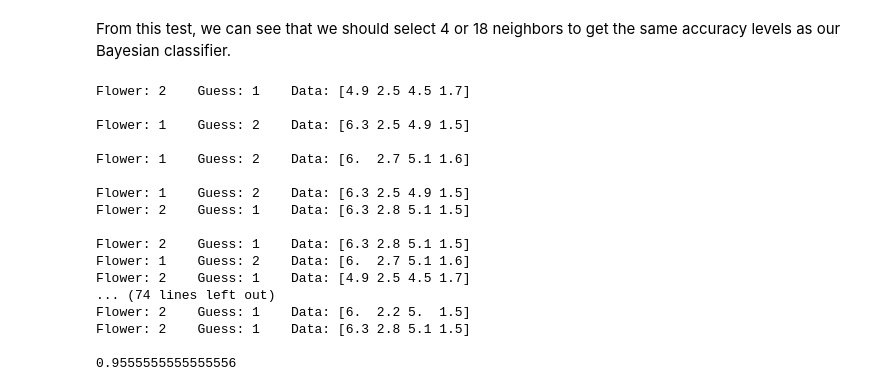
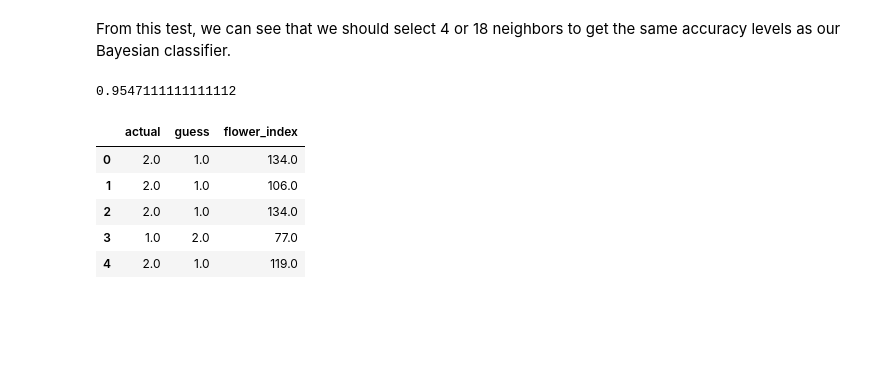
Before and after one commit to ASHSWAN1999/Bayes-vs-Machine-Learning-Comparison, a Jupyter notebook: project3.ipynb, the cells around one changed output. Saved outputs shown, nothing was run; the diff lists cells and outputs as text; code cells hidden in the pictures; blank space fills up the shorter version.

```diff
--- a/project3.ipynb
+++ b/project3.ipynb
@@ -107,8 +105,9 @@ for i in range(len(mis_class)):
 # %% [output]
 Flower: 2    Guess: 1    Data: [6.3 2.8 5.1 1.5]
 # %%
-def Bayesian(seed):
-#
+
+def Bayesian(seed, bayes_df):
+
     actual = []
     guess = []
     index = []
@@ -123,11 +122,12 @@ def Bayesian(seed):
 
     for i in range(len(mis_class)):
         if(mis_class[i]!=0):
-#             print("Flower:", y_test[i], "   Guess:",y_pred[i], "   Data:", X_test[i])
             actual.append(y_test[i])
             guess.append(y_pred[i])
-#             index.append(df.index[(df['sepal length (cm)'] == X_test[i][0]) & (df['sepal width (cm)'] == X_test[i][0])])
             index.append(X.tolist().index(X_test[i].tolist()))
     temp = pd.DataFrame({'actual':actual, 'guess':guess, 'flower_index':index})
-    print(temp)
-    return bayes.score(X_test, y_test)
+
+
+#     return temp
+
+    return (bayes.score(X_test, y_test), temp)
@@ -213,29 +202,26 @@ for k in range(1, 20):
 # %% [markdown]
 From this test, we can see that we should select 4 or 18 neighbors to get the same accuracy levels as our Bayesian classifier.
 # %%
+knn_df = pd.DataFrame()
 scores = []
 
-for i in range (0, 30):
-    s = KNeighbors(i, 4)
+for i in range (0, 1000):
+    s = KNeighbors(i, 18, knn_df)[0]
+    temp = KNeighbors(i, 18, knn_df)[1]
+
     scores.append(s)
-    print("  ")
+    knn_df = knn_df.append(temp, ignore_index=True)
+
 
 print(np.mean(scores))
 # %% [output]
-Flower: 2    Guess: 1    Data: [4.9 2.5 4.5 1.7]
-
-Flower: 1    Guess: 2    Data: [6.3 2.5 4.9 1.5]
-
-Flower: 1    Guess: 2    Data: [6.  2.7 5.1 1.6]
-
-Flower: 1    Guess: 2    Data: [6.3 2.5 4.9 1.5]
-Flower: 2    Guess: 1    Data: [6.3 2.8 5.1 1.5]
-
-Flower: 2    Guess: 1    Data: [6.3 2.8 5.1 1.5]
-Flower: 1    Guess: 2    Data: [6.  2.7 5.1 1.6]
-Flower: 2    Guess: 1    Data: [4.9 2.5 4.5 1.7]
-... (74 lines left out)
-Flower: 2    Guess: 1    Data: [6.  2.2 5.  1.5]
-Flower: 2    Guess: 1    Data: [6.3 2.8 5.1 1.5]
-
-0.9555555555555556
+0.9547111111111112
+# %%
+bayes_df.head()
+# %% [output]
+|  | actual | guess | flower_index |
+| 0 | 2.0 | 1.0 | 134.0 |
+| 1 | 2.0 | 1.0 | 106.0 |
+| 2 | 2.0 | 1.0 | 134.0 |
+| 3 | 1.0 | 2.0 | 77.0 |
+| 4 | 2.0 | 1.0 | 119.0 |
```
Also changed, not shown: parts of 15 cells of this notebook.
